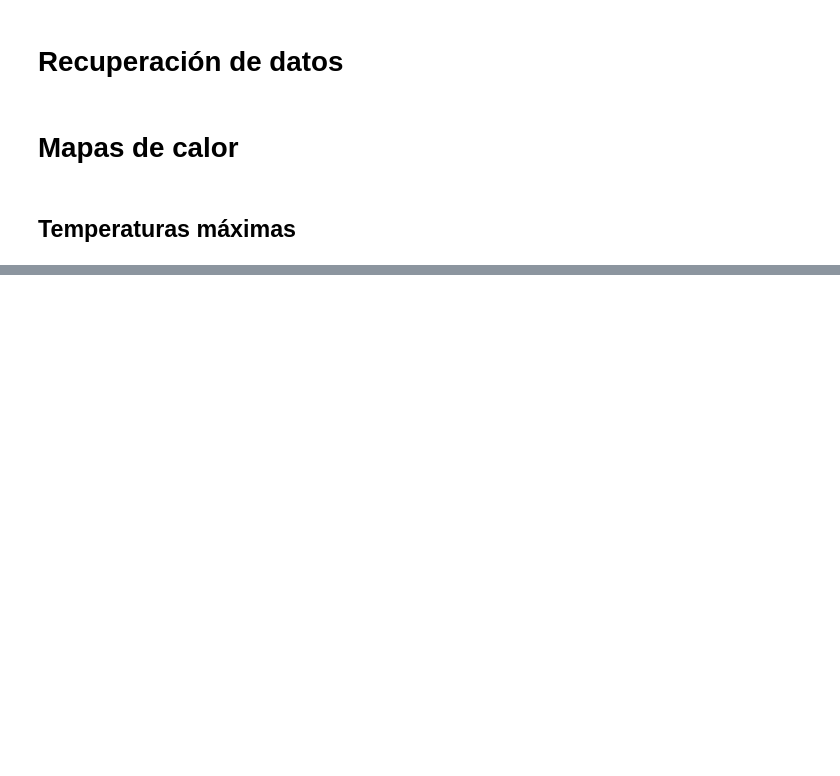
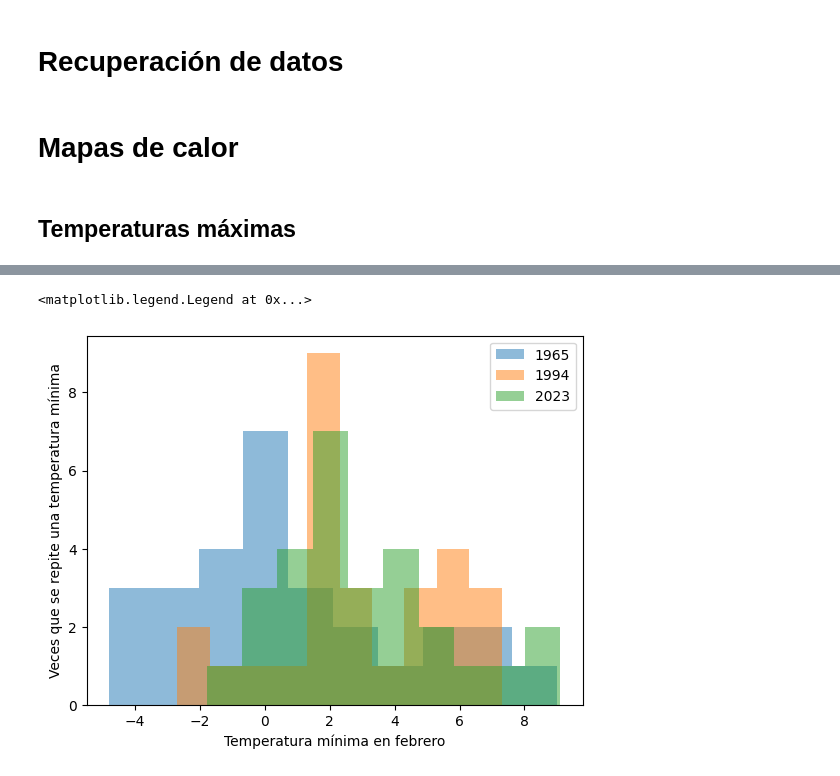
Before and after one commit to Pilarjlopez/py-aemet, a Jupyter notebook: visualize_data.ipynb, the cells around one changed output, grey strips where cells are left out. Cells and saved outputs as stored; diff of their text form; code cells hidden in the pictures; blank space fills up the shorter version.

```diff
--- a/visualize_data.ipynb
+++ b/visualize_data.ipynb
@@ -115,0 +143,10 @@ plt.show()
+# %%
+plt.hist(tmin021965.tmin, alpha=0.5)
+plt.hist(tmin021994.tmin, alpha=0.5)
+plt.hist(tmin022023.tmin, alpha=0.5)
+plt.ylabel("Veces que se repite una temperatura mínima")
+plt.xlabel("Temperatura mínima en febrero")
+plt.legend(labels=["1965","1994", "2023"])
+# %% [output]
+<matplotlib.legend.Legend at 0x...>
+[figure, added]
```
Also changed, not shown: parts of 14 cells of this notebook, 1 other file.
